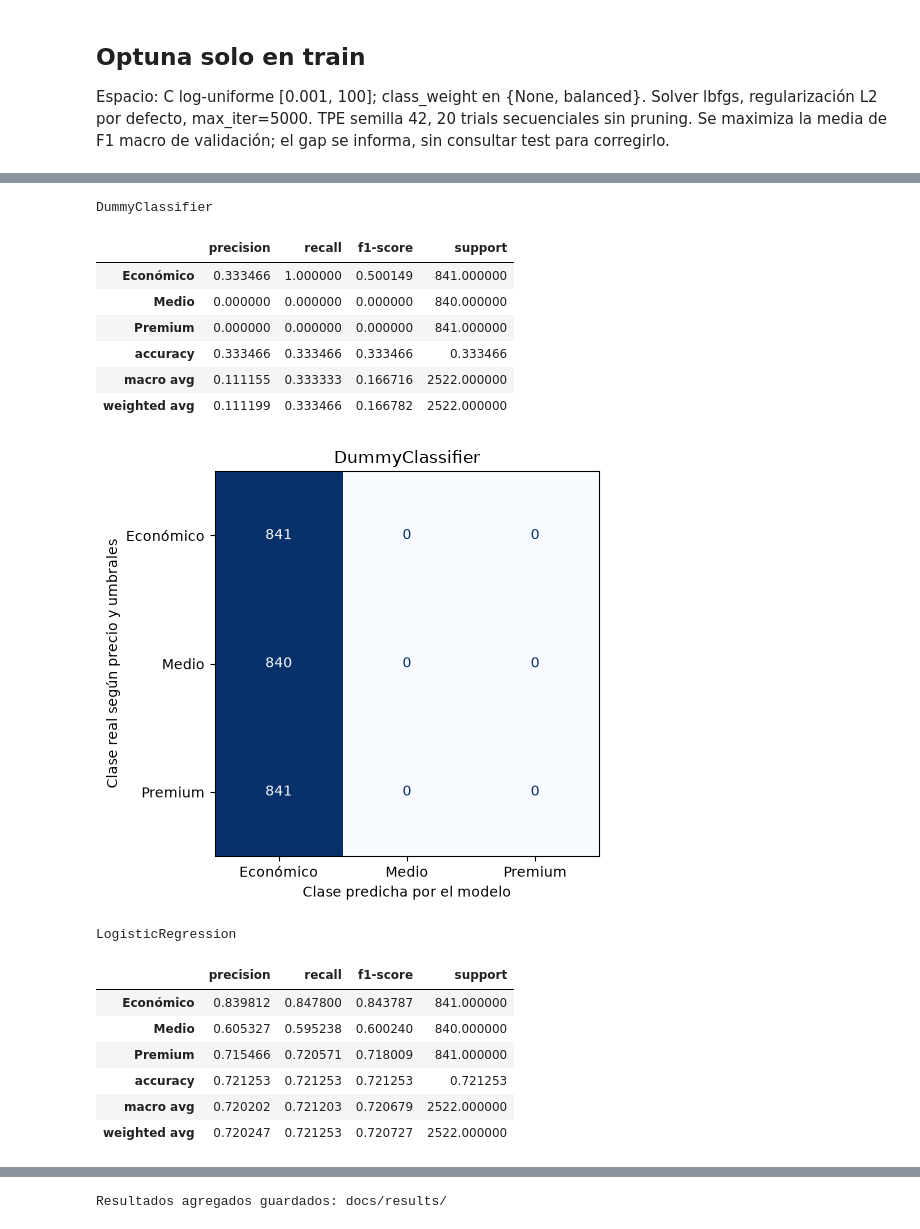
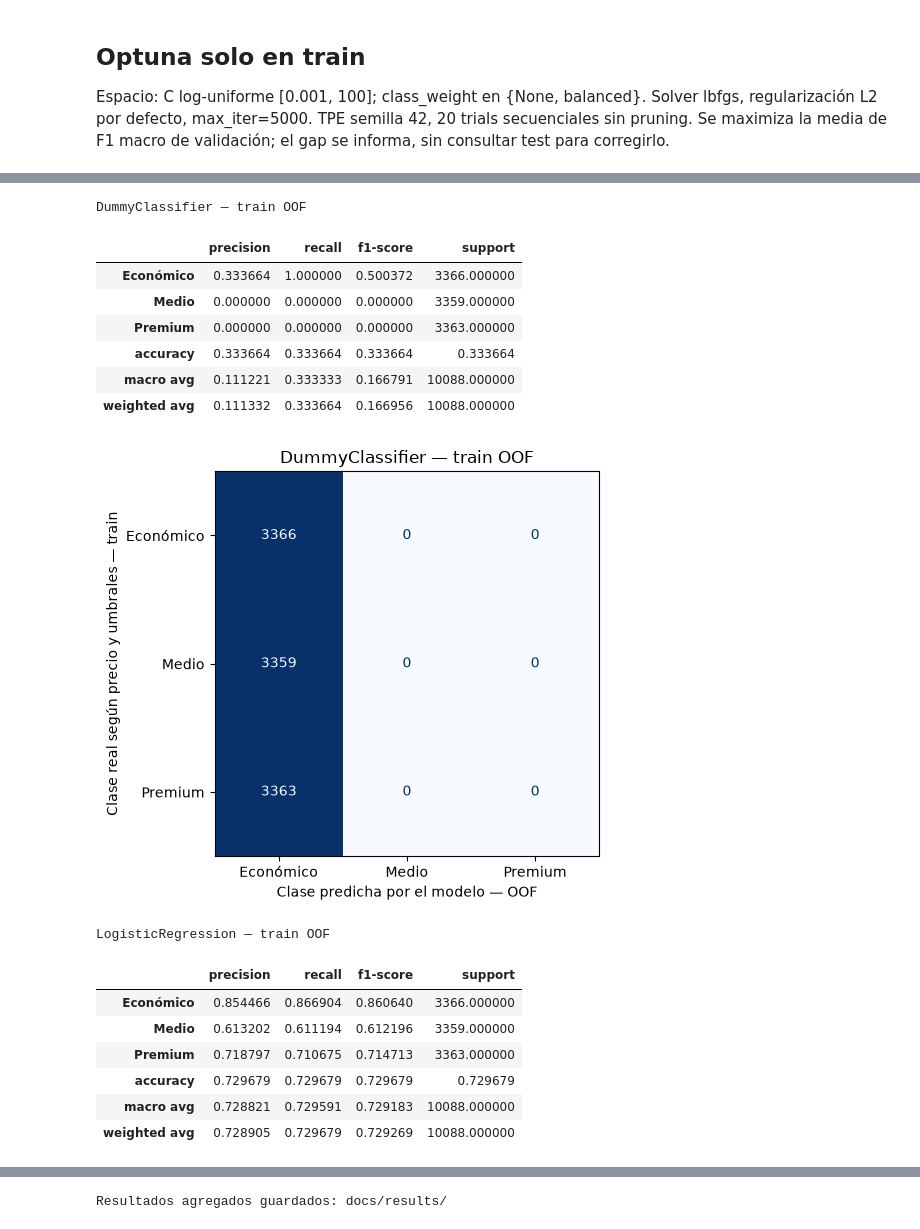
Before and after one commit to T6-P5-Classification/bcn-price-classifier, a Jupyter notebook: notebooks/04_model_logreg.ipynb, the cells around one changed output, grey strips where cells are left out. Cells and saved outputs as stored; diff of their text form; code cells hidden in the pictures.

Commit message:
Use training OOF diagnostics and reserve held-out test for champion

```diff
--- a/notebooks/04_model_logreg.ipynb
+++ b/notebooks/04_model_logreg.ipynb
@@ -19,19 +21,20 @@ import optuna
 from sklearn.pipeline import Pipeline
 from sklearn.dummy import DummyClassifier
 from sklearn.linear_model import LogisticRegression
-from sklearn.model_selection import StratifiedKFold, cross_validate
+from sklearn.model_selection import StratifiedKFold, cross_validate, cross_val_predict
 from sklearn.metrics import accuracy_score, f1_score, classification_report, confusion_matrix, ConfusionMatrixDisplay
 from sklearn.exceptions import ConvergenceWarning
 from src.preprocessing import load_train_test, build_preprocessor, TARGET_LABELS, RAW_DATA_PATH
 SEED, N_TRIALS = 42, 20
 LABELS = list(TARGET_LABELS)
-X_train, X_test, y_train, y_test, thresholds = load_train_test(return_thresholds=True)
-assert 'price' not in X_train and 'price' not in X_test
-assert X_train.index.intersection(X_test.index).empty
-assert X_train.index.equals(y_train.index) and X_test.index.equals(y_test.index)
+# El cargador conserva el split común; se descartan ambos objetos de test.
+X_train, _, y_train, _, thresholds = load_train_test(return_thresholds=True)
+assert 'price' not in X_train
+assert X_train.index.equals(y_train.index)
+assert X_train.shape[1] == 23
 print(sys.executable, platform.python_version())
-print('Train/test:', X_train.shape, X_test.shape, 'Umbrales:', thresholds)
-display(pd.DataFrame({'train': y_train.value_counts(), 'test': y_test.value_counts()}).reindex(LABELS))
+print('Train:', X_train.shape, 'Umbrales de train:', thresholds)
+display(y_train.value_counts().reindex(LABELS).rename('train_count').to_frame())
 cv = StratifiedKFold(n_splits=5, shuffle=True, random_state=SEED)
 # Un fallo de convergencia invalida la ejecución: no se oculta.
 warnings.filterwarnings('error', category=ConvergenceWarning)
@@ -105,49 +112,48 @@ Se congela la selección anterior y se ajusta con todo train. Se evalúan ambos
 # %%
-final_model = pipeline(LogisticRegression(**study.best_params, solver='lbfgs', max_iter=5000, random_state=SEED))
+selected_model = pipeline(LogisticRegression(**study.best_params, solver='lbfgs', max_iter=5000, random_state=SEED))
 rows, reports, matrices = [], {}, {}
 for name, model, cv_summary in [('DummyClassifier', dummy, summarize(dummy_scores)),
-                                  ('LogisticRegression', final_model, best_summary)]:
+                                  ('LogisticRegression', selected_model, best_summary)]:
     started = time.perf_counter()
-    model.fit(X_train, y_train)
-    fit_seconds = time.perf_counter() - started
-    started = time.perf_counter()
-    prediction = model.predict(X_test)
-    predict_seconds = time.perf_counter() - started
-    matrix = confusion_matrix(y_test, prediction, labels=LABELS)
-    reports[name] = classification_report(y_test, prediction, labels=LABELS, output_dict=True, zero_division=0)
+    prediction = cross_val_predict(model, X_train, y_train, cv=cv, method='predict', n_jobs=1)
+    oof_seconds = time.perf_counter() - started
+    assert len(prediction) == len(y_train)
+    matrix = confusion_matrix(y_train, prediction, labels=LABELS)
+    reports[name] = classification_report(y_train, prediction, labels=LABELS, output_dict=True, zero_division=0)
     matrices[name] = matrix.tolist()
-    rows.append(dict(model=name, **cv_summary, test_accuracy=accuracy_score(y_test, prediction),
-                     test_f1_macro=f1_score(y_test, prediction, average='macro'),
-                     test_extreme_error_rate=float((matrix[0,2]+matrix[2,0])/len(y_test)),
-                     fit_seconds=fit_seconds, predict_seconds=predict_seconds,
+    rows.append(dict(model=name, **cv_summary, evaluation_set='train_oof',
+                     oof_accuracy=accuracy_score(y_train, prediction),
+                     oof_f1_macro=f1_score(y_train, prediction, average='macro'),
+                     oof_extreme_error_rate=float((matrix[0,2]+matrix[2,0])/len(y_train)),
+                     oof_seconds=oof_seconds,
                      search_seconds=search_seconds if name == 'LogisticRegression' else 0,
                      params=json.dumps(study.best_params if name == 'LogisticRegression' else {'strategy':'most_frequent'}),
                      cv='StratifiedKFold(5, shuffle=True, random_state=42)', snapshot='2026-09-17'))
-    print(name)
+    print(name, '— train OOF')
     display(pd.DataFrame(reports[name]).T)
     ConfusionMatrixDisplay(matrix, display_labels=LABELS).plot(cmap='Blues', colorbar=False)
-    plt.xlabel('Clase predicha por el modelo')
-    plt.ylabel('Clase real según precio y umbrales')
-    plt.title(name)
+    plt.xlabel('Clase predicha por el modelo — OOF')
+    plt.ylabel('Clase real según precio y umbrales — train')
+    plt.title(name + ' — train OOF')
     plt.tight_layout()
     plt.show()
 comparison = pd.DataFrame(rows)
 display(comparison)
 # %% [output]
-DummyClassifier
+DummyClassifier — train OOF
 |  | precision | recall | f1-score | support |
-| Económico | 0.333466 | 1.000000 | 0.500149 | 841.000000 |
-| Medio | 0.000000 | 0.000000 | 0.000000 | 840.000000 |
-| Premium | 0.000000 | 0.000000 | 0.000000 | 841.000000 |
-| accuracy | 0.333466 | 0.333466 | 0.333466 | 0.333466 |
-| macro avg | 0.111155 | 0.333333 | 0.166716 | 2522.000000 |
-| weighted avg | 0.111199 | 0.333466 | 0.166782 | 2522.000000 |
+| Económico | 0.333664 | 1.000000 | 0.500372 | 3366.000000 |
+| Medio | 0.000000 | 0.000000 | 0.000000 | 3359.000000 |
+| Premium | 0.000000 | 0.000000 | 0.000000 | 3363.000000 |
+| accuracy | 0.333664 | 0.333664 | 0.333664 | 0.333664 |
+| macro avg | 0.111221 | 0.333333 | 0.166791 | 10088.000000 |
+| weighted avg | 0.111332 | 0.333664 | 0.166956 | 10088.000000 |
-[figure, old version]
+[figure, new version]
-LogisticRegression
+LogisticRegression — train OOF
 |  | precision | recall | f1-score | support |
-| Económico | 0.839812 | 0.847800 | 0.843787 | 841.000000 |
-| Medio | 0.605327 | 0.595238 | 0.600240 | 840.000000 |
-| Premium | 0.715466 | 0.720571 | 0.718009 | 841.000000 |
-| accuracy | 0.721253 | 0.721253 | 0.721253 | 0.721253 |
-| macro avg | 0.720202 | 0.721203 | 0.720679 | 2522.000000 |
-| weighted avg | 0.720247 | 0.721253 | 0.720727 | 2522.000000 |
+| Económico | 0.854466 | 0.866904 | 0.860640 | 3366.000000 |
+| Medio | 0.613202 | 0.611194 | 0.612196 | 3359.000000 |
+| Premium | 0.718797 | 0.710675 | 0.714713 | 3363.000000 |
+| accuracy | 0.729679 | 0.729679 | 0.729679 | 0.729679 |
+| macro avg | 0.728821 | 0.729591 | 0.729183 | 10088.000000 |
+| weighted avg | 0.728905 | 0.729679 | 0.729269 | 10088.000000 |
```
Also changed, not shown: parts of 8 cells of this notebook, 7 other files.
